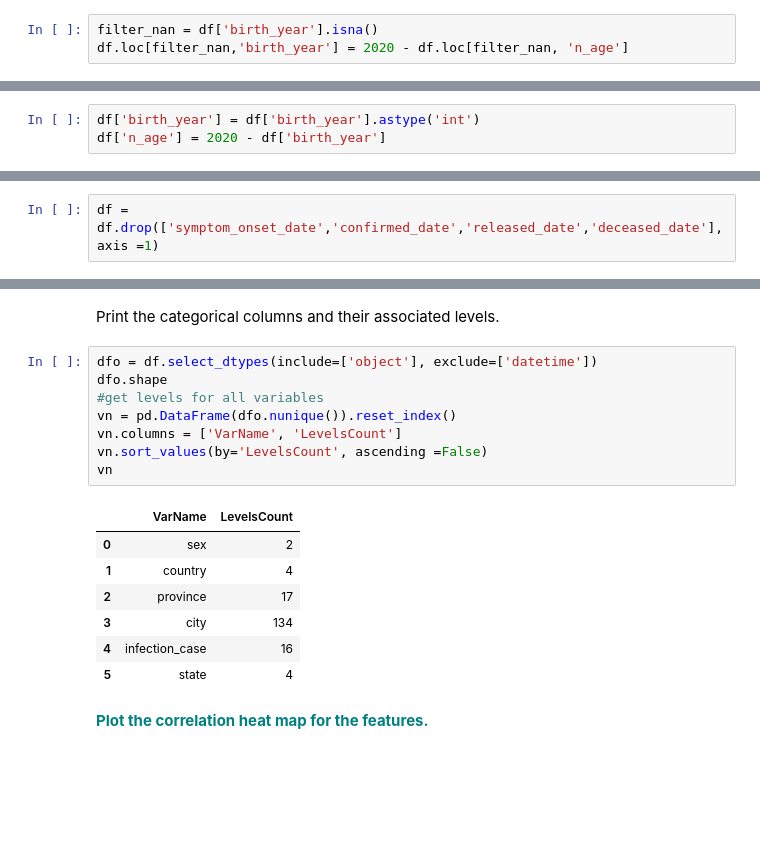
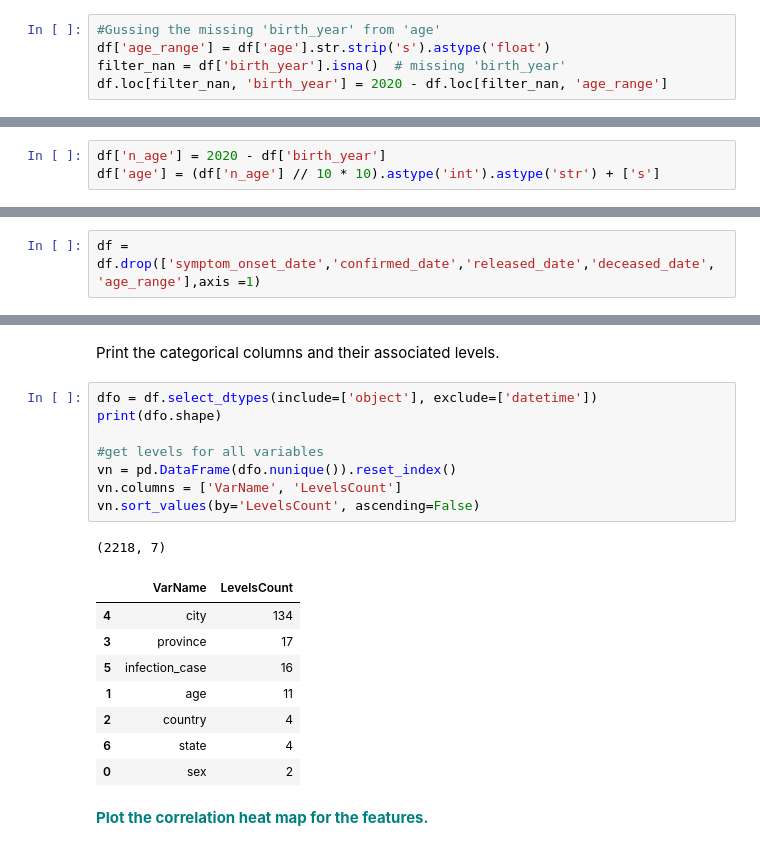
Before and after one commit to mendyhsu/Springboard, a Jupyter notebook: Unit14_4_Random_Forest_Covid_Case_Study/RandomForest_casestudy_covid19.ipynb, the cells around one changed output, grey strips where cells are left out. Drawn from its saved outputs; the diff is of its cells as text; blank space fills up the shorter version.

Commit message:
update Unit14_4_Random_Forest_Covid_Case_Study

```diff
--- a/Unit14_4_Random_Forest_Covid_Case_Study/RandomForest_casestudy_covid19.ipynb
+++ b/Unit14_4_Random_Forest_Covid_Case_Study/RandomForest_casestudy_covid19.ipynb
@@ -96,3 +98,5 @@ df.loc[filter_nan, 'n_age'] = df.age[filter_nan]
 # %%
-filter_nan = df['birth_year'].isna()
-df.loc[filter_nan,'birth_year'] = 2020 - df.loc[filter_nan, 'n_age']
+#Gussing the missing 'birth_year' from 'age'
+df['age_range'] = df['age'].str.strip('s').astype('float')
+filter_nan = df['birth_year'].isna()  # missing 'birth_year'
+df.loc[filter_nan, 'birth_year'] = 2020 - df.loc[filter_nan, 'age_range']
@@ -154,9 +177,9 @@ columns = ['global_num','birth_year','infection_order','infected_by','contact_nu
 df.loc[:, columns] = df[columns].fillna(df[columns].mean())
 # %% [markdown]
  **<font color='teal'> Create a new column named `n_age` which is the calculated age based on the birth year column.</font>**
-# %%
-df['birth_year'] = df['birth_year'].astype('int')
-df['n_age'] = 2020 - df['birth_year']
+# %%
+df['n_age'] = 2020 - df['birth_year']
+df['age'] = (df['n_age'] // 10 * 10).astype('int').astype('str') + ['s']
 # %% [markdown]
  **<font color='teal'> Fill the rest of the missing values with any method.</font>**
 # %%
@@ -204,7 +227,7 @@ df.head()
 # %% [markdown]
 Remove date columns from the data.
 # %%
-df = df.drop(['symptom_onset_date','confirmed_date','released_date','deceased_date'],axis =1)
+df = df.drop(['symptom_onset_date','confirmed_date','released_date','deceased_date', 'age_range'],axis =1)
 # %% [markdown]
 Review the count of unique values by column.
 # %%
@@ -273,20 +295,22 @@ duplicateRowsDF
 Print the categorical columns and their associated levels.
 # %%
 dfo = df.select_dtypes(include=['object'], exclude=['datetime'])
-dfo.shape
+print(dfo.shape)
+
 #get levels for all variables
 vn = pd.DataFrame(dfo.nunique()).reset_index()
 vn.columns = ['VarName', 'LevelsCount']
-vn.sort_values(by='LevelsCount', ascending =False)
-vn
+vn.sort_values(by='LevelsCount', ascending=False)
 # %% [output]
+(2218, 7)
 |  | VarName | LevelsCount |
+| 4 | city | 134 |
+| 3 | province | 17 |
+| 5 | infection_case | 16 |
+| 1 | age | 11 |
+| 2 | country | 4 |
+| 6 | state | 4 |
 | 0 | sex | 2 |
-| 1 | country | 4 |
-| 2 | province | 17 |
-| 3 | city | 134 |
-| 4 | infection_case | 16 |
-| 5 | state | 4 |
 # %% [markdown]
 **<font color='teal'> Plot the correlation heat map for the features.</font>**
 # %%
```
Also changed, not shown: parts of 28 cells of this notebook, 4 other files.
